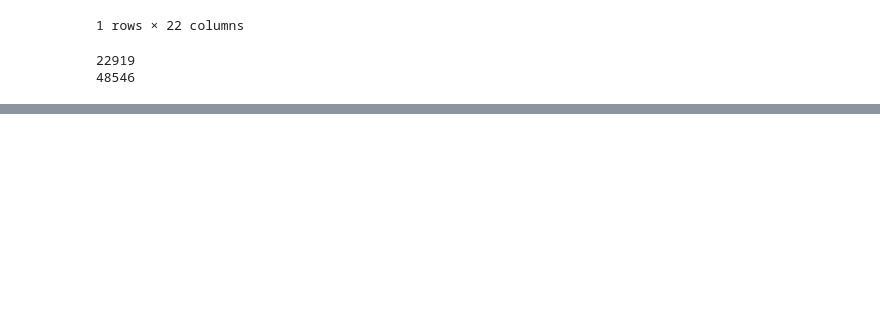
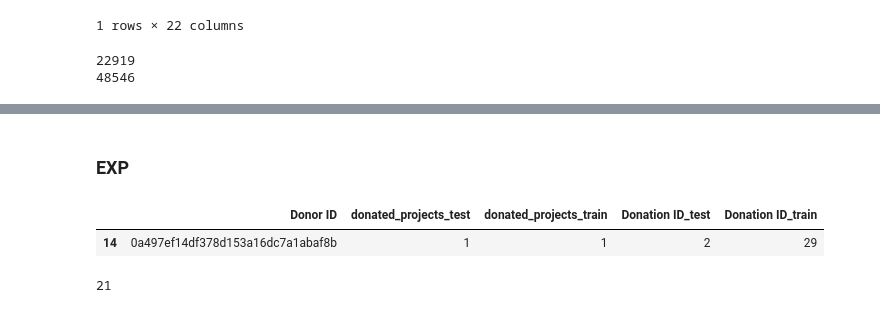
Before and after one commit to mitramir55/Recommender-systems, a Jupyter notebook: TFIDF.ipynb, the cells around one changed output, grey strips where cells are left out. Saved outputs shown, nothing was run; the diff lists cells and outputs as text; code cells hidden in the pictures; blank space fills up the shorter version.

```diff
--- a/TFIDF.ipynb
+++ b/TFIDF.ipynb
@@ -121,0 +184,11 @@ tfidf_matrix.shape = (860, 3146)
+# %% [markdown]
+### EXP
+# %%
+test_train_comparison_df[test_train_comparison_df['Donor ID'] == '0a497ef14df378d153a16dc7a1abaf8b']
+# %% [output]
+|  | Donor ID | donated_projects_test | donated_projects_train | Donation ID_test | Donation ID_train |
+| 14 | 0a497ef14df378d153a16dc7a1abaf8b | 1 | 1 | 2 | 29 |
+# %%
+len(donor_donated_project_intrain_profiles)
+# %% [output]
+21
```
Also changed, not shown: parts of 21 cells of this notebook.
